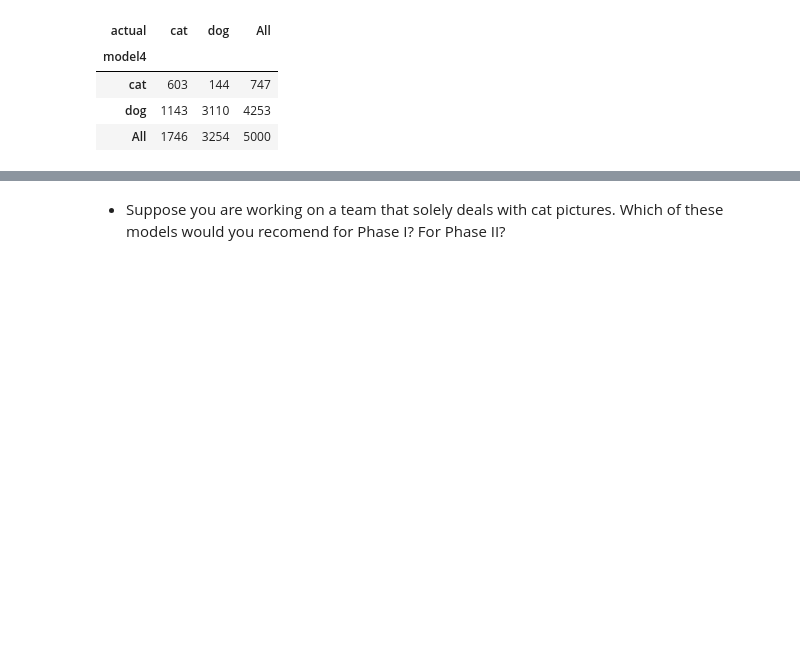
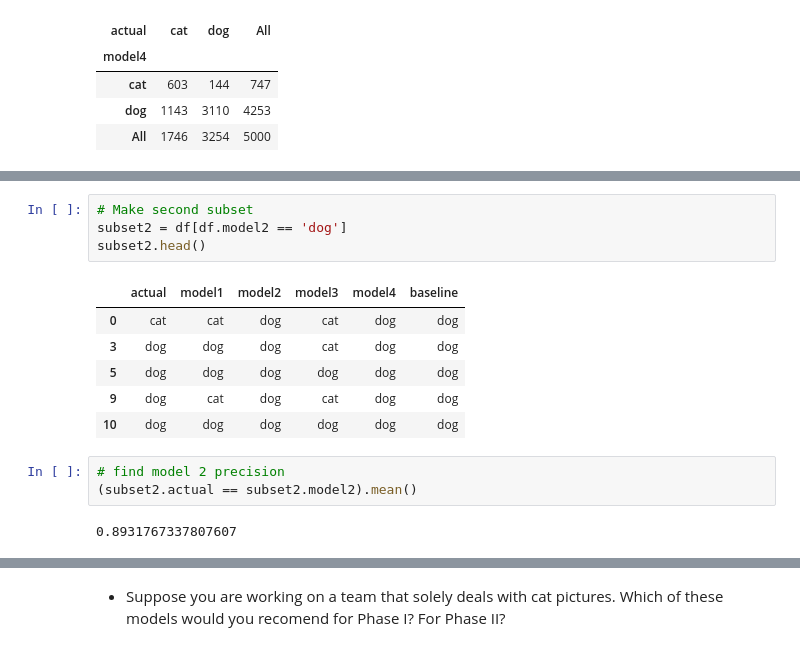
Before and after one commit to adam-talbot/classification-exercises, a Jupyter notebook: model_evaluation.ipynb, the cells around one changed output, grey strips where cells are left out. Drawn from its saved outputs; the diff is of its cells as text; blank space fills up the shorter version.

```diff
--- a/model_evaluation.ipynb
+++ b/model_evaluation.ipynb
@@ -504,0 +622,16 @@ pd.crosstab(df.model4, df.actual, margins=True)
+# %%
+# Make second subset
+subset2 = df[df.model2 == 'dog']
+subset2.head()
+# %% [output]
+|  | actual | model1 | model2 | model3 | model4 | baseline |
+| 0 | cat | cat | dog | cat | dog | dog |
+| 3 | dog | dog | dog | cat | dog | dog |
+| 5 | dog | dog | dog | dog | dog | dog |
+| 9 | dog | cat | dog | cat | dog | dog |
+| 10 | dog | dog | dog | dog | dog | dog |
+# %%
+# find model 2 precision
+(subset2.actual == subset2.model2).mean()
+# %% [output]
+0.8931767337807607
```
Also changed, not shown: parts of 37 cells of this notebook.
